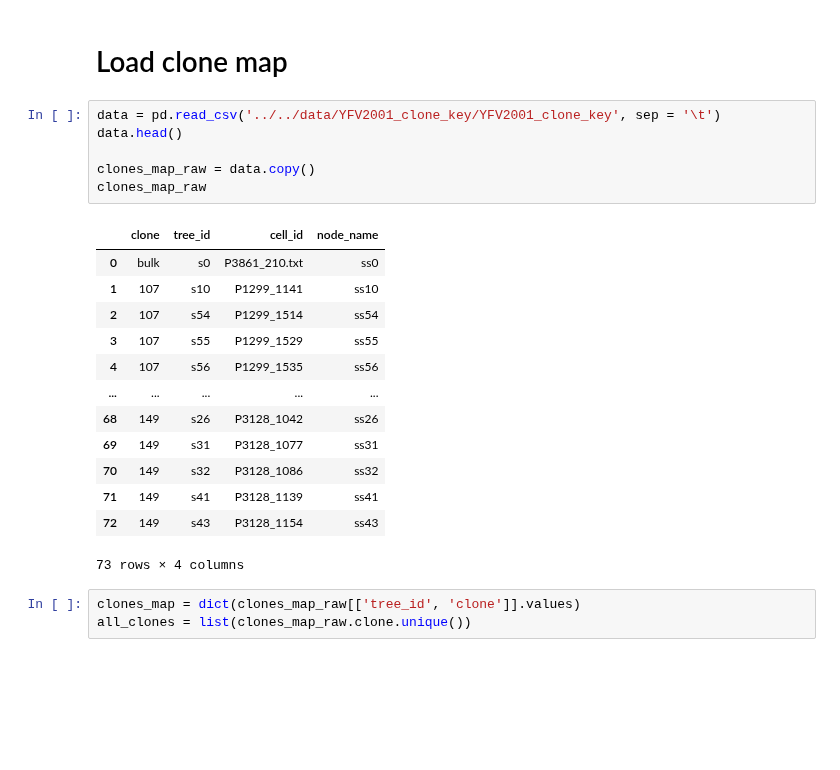
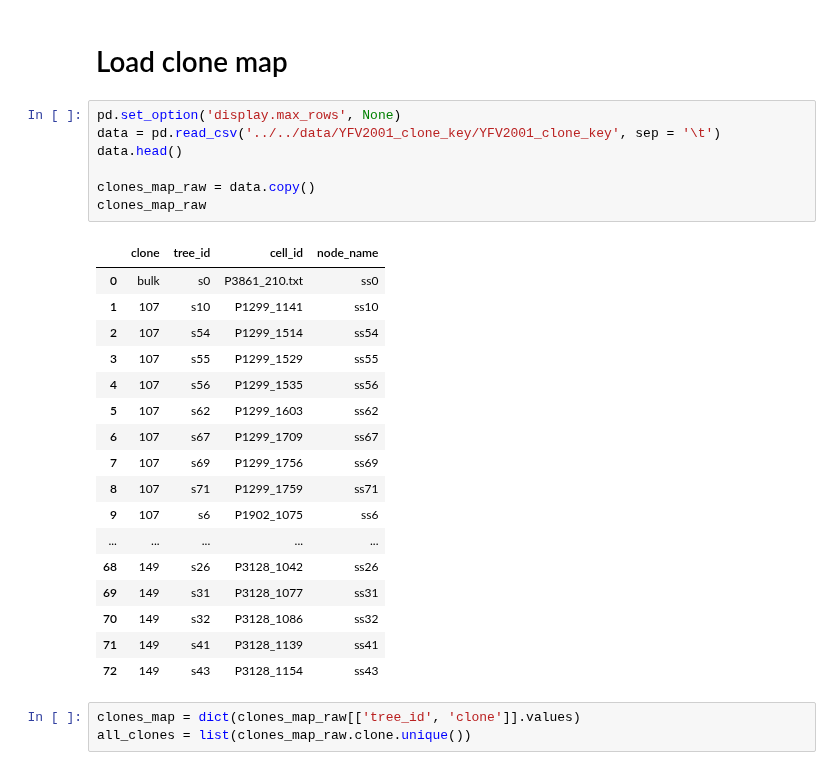
Before and after one commit to cbg-ethz/mt-SCITE, a Jupyter notebook: Notebooks/pretty_tree_plots_YFV2001.ipynb, the cells around one changed output. Saved outputs shown, nothing was run; the diff lists cells and outputs as text; blank space fills up the shorter version.

```diff
--- a/Notebooks/pretty_tree_plots_YFV2001.ipynb
+++ b/Notebooks/pretty_tree_plots_YFV2001.ipynb
@@ -48,25 +48,30 @@ def get_root_node(t):
 # %% [markdown]
 # Load clone map
 # %%
+pd.set_option('display.max_rows', None)
 data = pd.read_csv('../../data/YFV2001_clone_key/YFV2001_clone_key', sep = '\t')
 data.head()
 
 clones_map_raw = data.copy()
 clones_map_raw
 # %% [output]
 |  | clone | tree_id | cell_id | node_name |
 | 0 | bulk | s0 | P3861_210.txt | ss0 |
 | 1 | 107 | s10 | P1299_1141 | ss10 |
 | 2 | 107 | s54 | P1299_1514 | ss54 |
 | 3 | 107 | s55 | P1299_1529 | ss55 |
 | 4 | 107 | s56 | P1299_1535 | ss56 |
+| 5 | 107 | s62 | P1299_1603 | ss62 |
+| 6 | 107 | s67 | P1299_1709 | ss67 |
+| 7 | 107 | s69 | P1299_1756 | ss69 |
+| 8 | 107 | s71 | P1299_1759 | ss71 |
+| 9 | 107 | s6 | P1902_1075 | ss6 |
 | ... | ... | ... | ... | ... |
 | 68 | 149 | s26 | P3128_1042 | ss26 |
 | 69 | 149 | s31 | P3128_1077 | ss31 |
 | 70 | 149 | s32 | P3128_1086 | ss32 |
 | 71 | 149 | s41 | P3128_1139 | ss41 |
 | 72 | 149 | s43 | P3128_1154 | ss43 |
-73 rows × 4 columns
 # %%
 clones_map = dict(clones_map_raw[['tree_id', 'clone']].values)
 all_clones = list(clones_map_raw.clone.unique())
```
Also changed, not shown: 1 other file.
